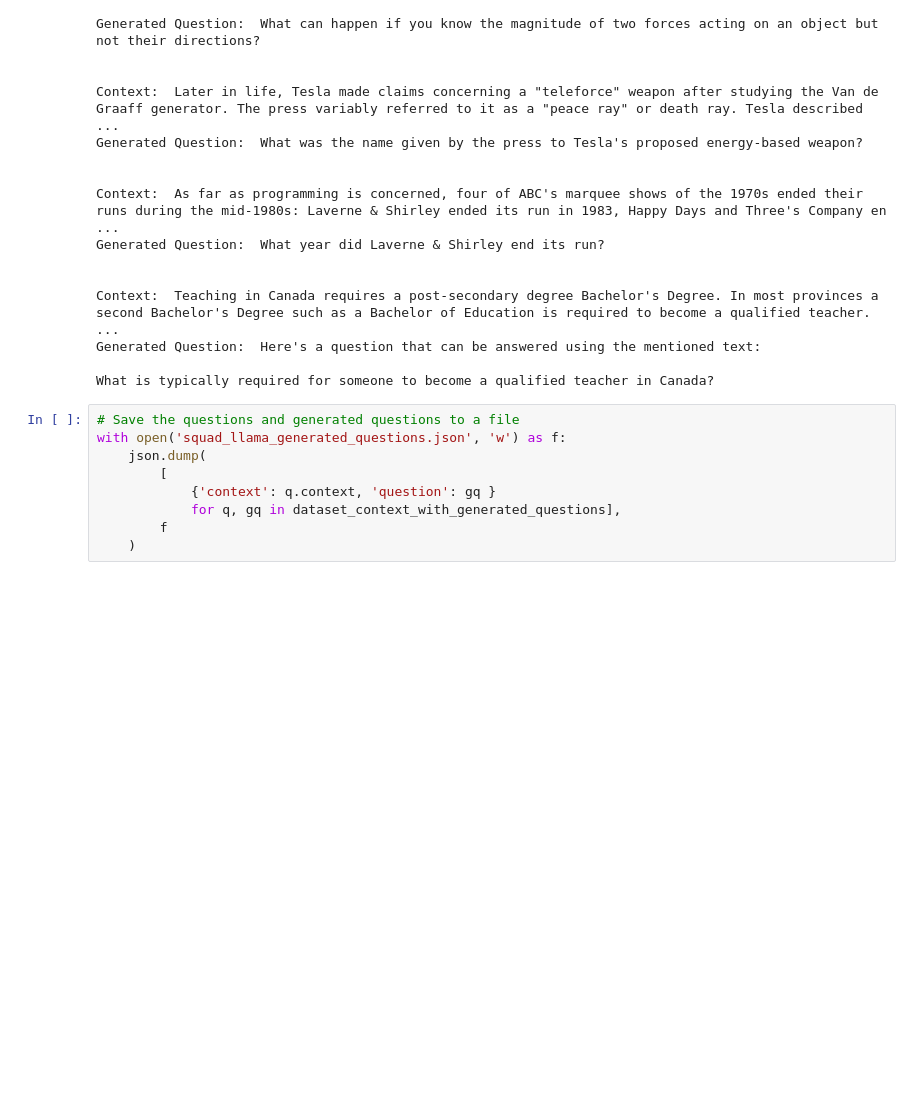
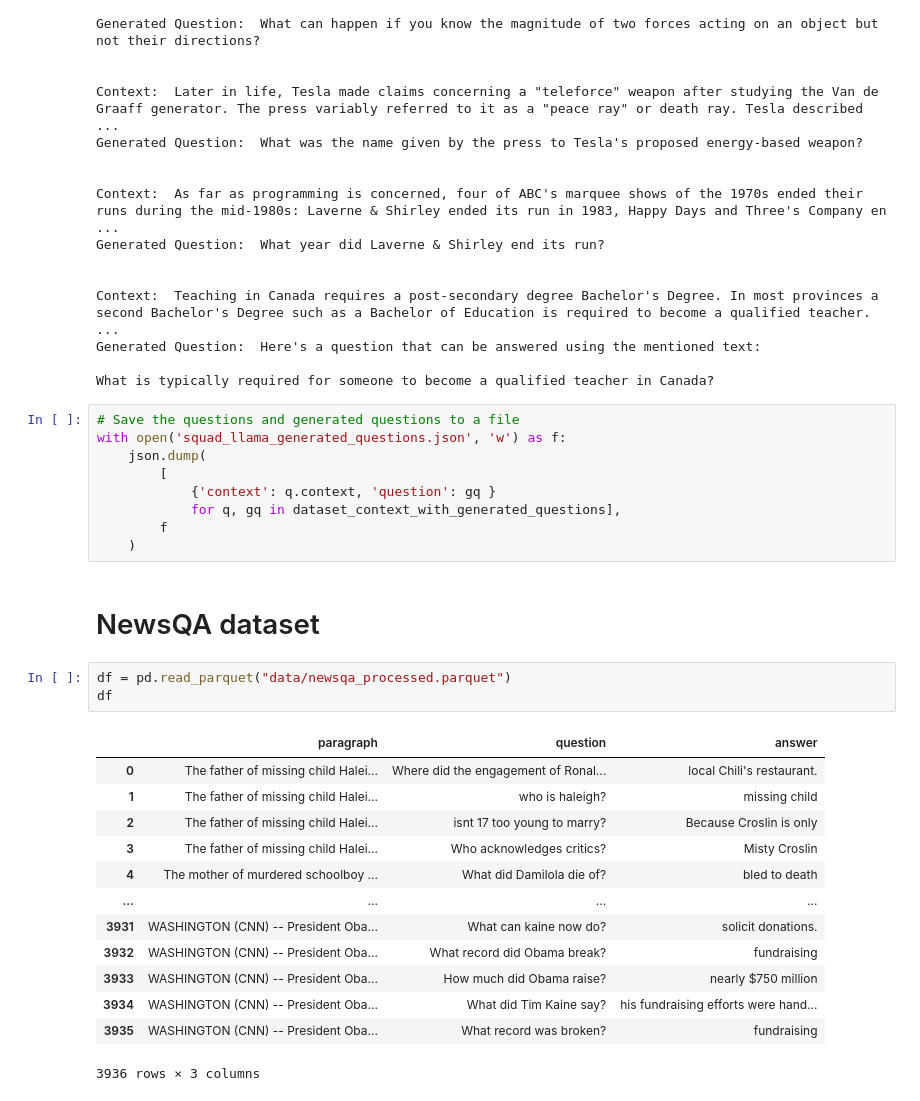
Before and after one commit to grant-TraDA/NLP-2024W, a Jupyter notebook: projects/exam_gen/poc_llama.ipynb, the cells around one changed output. Cells and saved outputs as stored; diff of their text form; blank space fills up the shorter version.

```diff
--- a/projects/exam_gen/poc_llama.ipynb
+++ b/projects/exam_gen/poc_llama.ipynb
@@ -186,3 +187,22 @@ with open('squad_llama_generated_questions.json', 'w') as f:
             for q, gq in dataset_context_with_generated_questions],
         f
     )
+# %% [markdown]
+# NewsQA dataset
+# %%
+df = pd.read_parquet("data/newsqa_processed.parquet")
+df
+# %% [output]
+|  | paragraph | question | answer |
+| 0 | The father of missing child Halei... | Where did the engagement of Ronal... | local Chili's restaurant. |
+| 1 | The father of missing child Halei... | who is haleigh? | missing child |
+| 2 | The father of missing child Halei... | isnt 17 too young to marry? | Because Croslin is only |
+| 3 | The father of missing child Halei... | Who acknowledges critics? | Misty Croslin |
+| 4 | The mother of murdered schoolboy ... | What did Damilola die of? | bled to death |
+| ... | ... | ... | ... |
+| 3931 | WASHINGTON (CNN) -- President Oba... | What can kaine now do? | solicit donations. |
+| 3932 | WASHINGTON (CNN) -- President Oba... | What record did Obama break? | fundraising |
+| 3933 | WASHINGTON (CNN) -- President Oba... | How much did Obama raise? | nearly $750 million |
+| 3934 | WASHINGTON (CNN) -- President Oba... | What did Tim Kaine say? | his fundraising efforts were hand... |
+| 3935 | WASHINGTON (CNN) -- President Oba... | What record was broken? | fundraising |
+3936 rows × 3 columns
```
Also changed, not shown: parts of 17 cells of this notebook, 4 other files.
